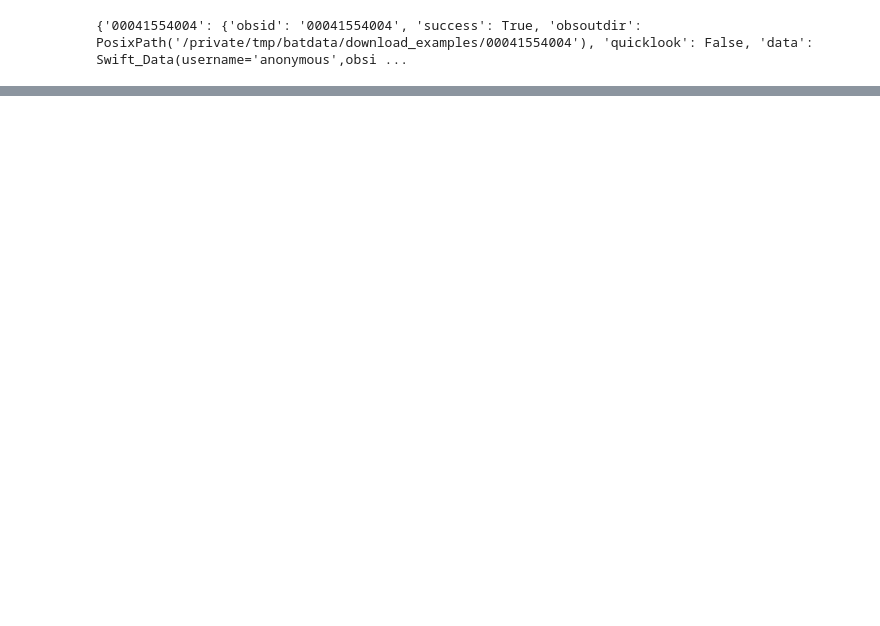
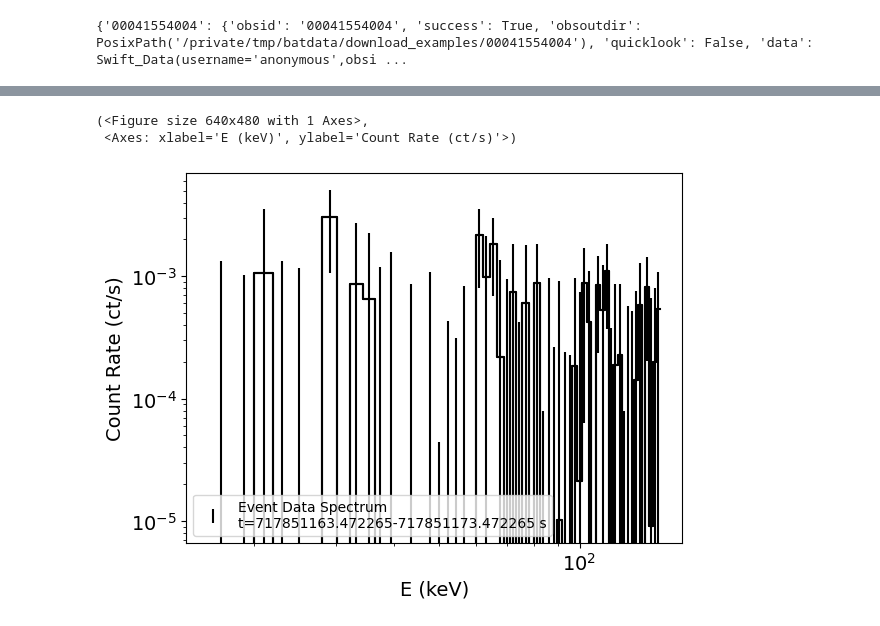
Before and after one commit to parsotat/BatAnalysis, a Jupyter notebook: notebooks/trial_FRB180916_GUANO.ipynb, the cells around one changed output, grey strips where cells are left out. Saved outputs shown, nothing was run; the diff lists cells and outputs as text; code cells hidden in the pictures; blank space fills up the shorter version.

```diff
--- a/notebooks/trial_FRB180916_GUANO.ipynb
+++ b/notebooks/trial_FRB180916_GUANO.ipynb
@@ -73,0 +106,2 @@ print(download)
+# %%
+spectrum=event.create_pha(tstart=-5*u.s, tstop=5*u.s, is_relative=True, T0=triggertime.met)
@@ -73,0 +113,6 @@ print(download)
+# %%
+spectrum.plot()
+# %% [output]
+(<Figure size 640x480 with 1 Axes>,
+ <Axes: xlabel='E (keV)', ylabel='Count Rate (ct/s)'>)
+[figure, added]
```
Also changed, not shown: parts of 12 cells of this notebook, 1 other file.
